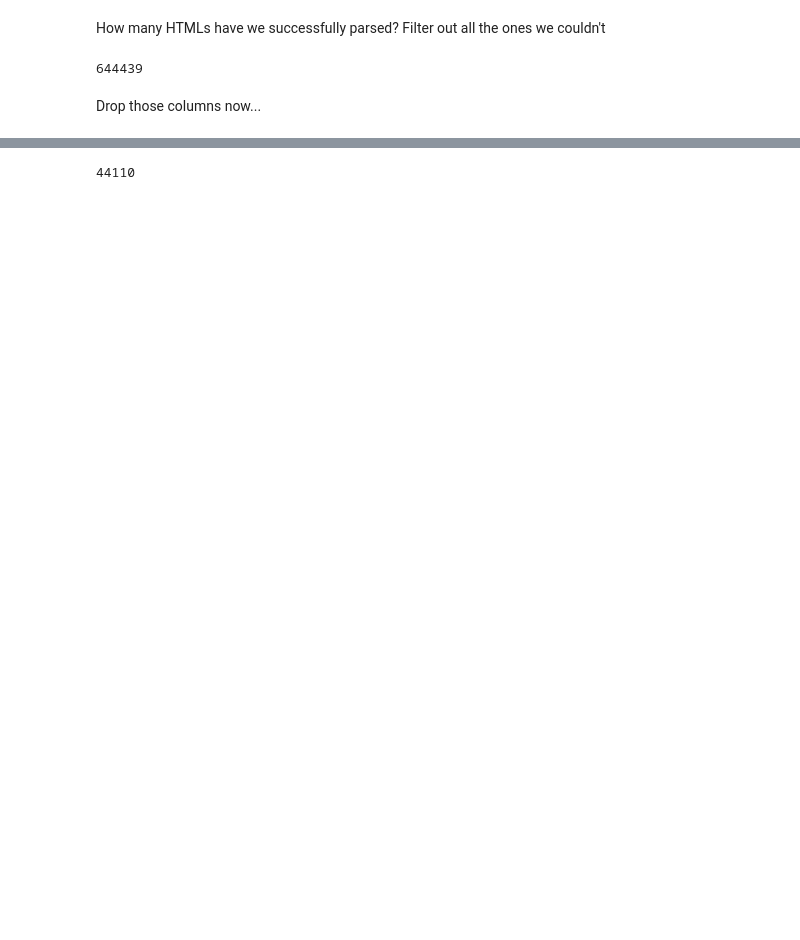
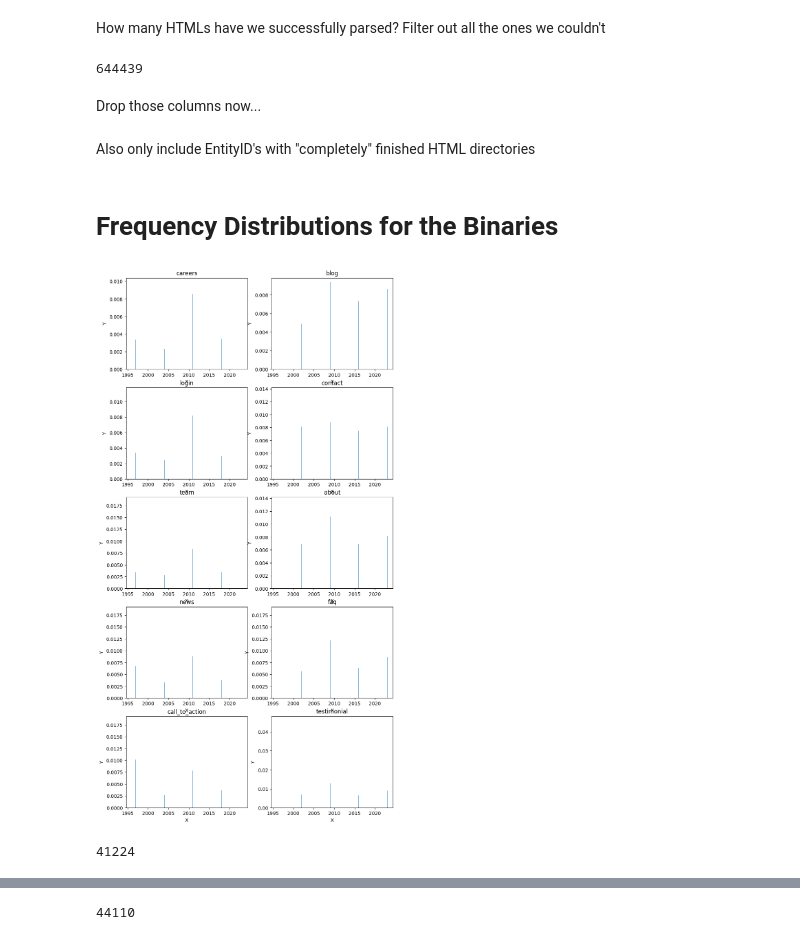
Before and after one commit to charlesmiele/predicting-identifying-startup-failure, a Jupyter notebook: analysis/revised_analysis.ipynb, the cells around one changed output, grey strips where cells are left out. Cells and saved outputs as stored; diff of their text form; code cells hidden in the pictures; blank space fills up the shorter version.

```diff
--- a/analysis/revised_analysis.ipynb
+++ b/analysis/revised_analysis.ipynb
@@ -23,3 +46,47 @@ print(len(html.index))
 Drop those columns now...
 # %%
 html = html.drop(['is_429', 'is_parsable', 'file_exists'], axis=1)
+# %% [markdown]
+Also only include EntityID's with "completely" finished HTML directories
+# %%
+completely_finished = pd.read_csv('../log-reports/completely-finished.csv')
+# %%
+html = html[html.entityid.isin(completely_finished.entityid)]
+# %% [markdown]
+# Frequency Distributions for the Binaries
+# %%
+cols = [
+    'careers',
+    'blog',
+    'login',
+    'contact',
+    'team',
+    'about',
+    'news',
+    'faq',
+    'call_to_action',
+    'testimonial'
+]
+
+fig, axes = plt.subplots(nrows=5, ncols=2, figsize=(10, 20))
+
+for i, ax in enumerate(axes.flatten()):
+    grouped_data = html.groupby(html['capture_yr'])[cols[i]].mean()
+    x = grouped_data.index
+    y = grouped_data
+
+
+    ax.bar(x, y, width=0.01)
+
+    # Set title and labels for each subplot
+    ax.set_title(cols[i])
+    ax.set_xlabel('X')
+    ax.set_ylabel('Y')
+
+plt.show()
+# %% [output]
+[figure, added]
+# %%
+html.entityid.nunique()
+# %% [output]
+41224
```
Also changed, not shown: parts of 6 cells of this notebook, 39 other files.
